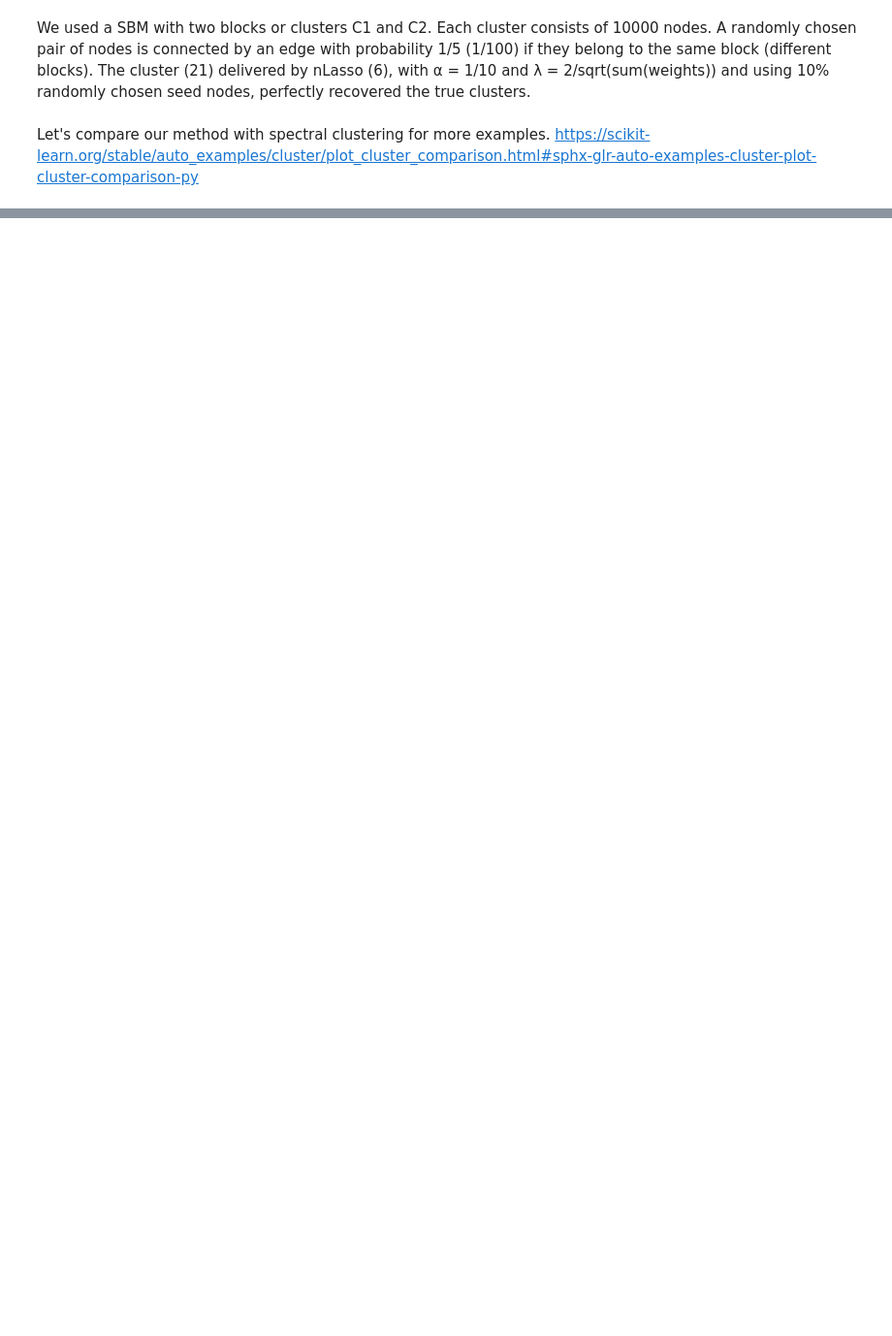
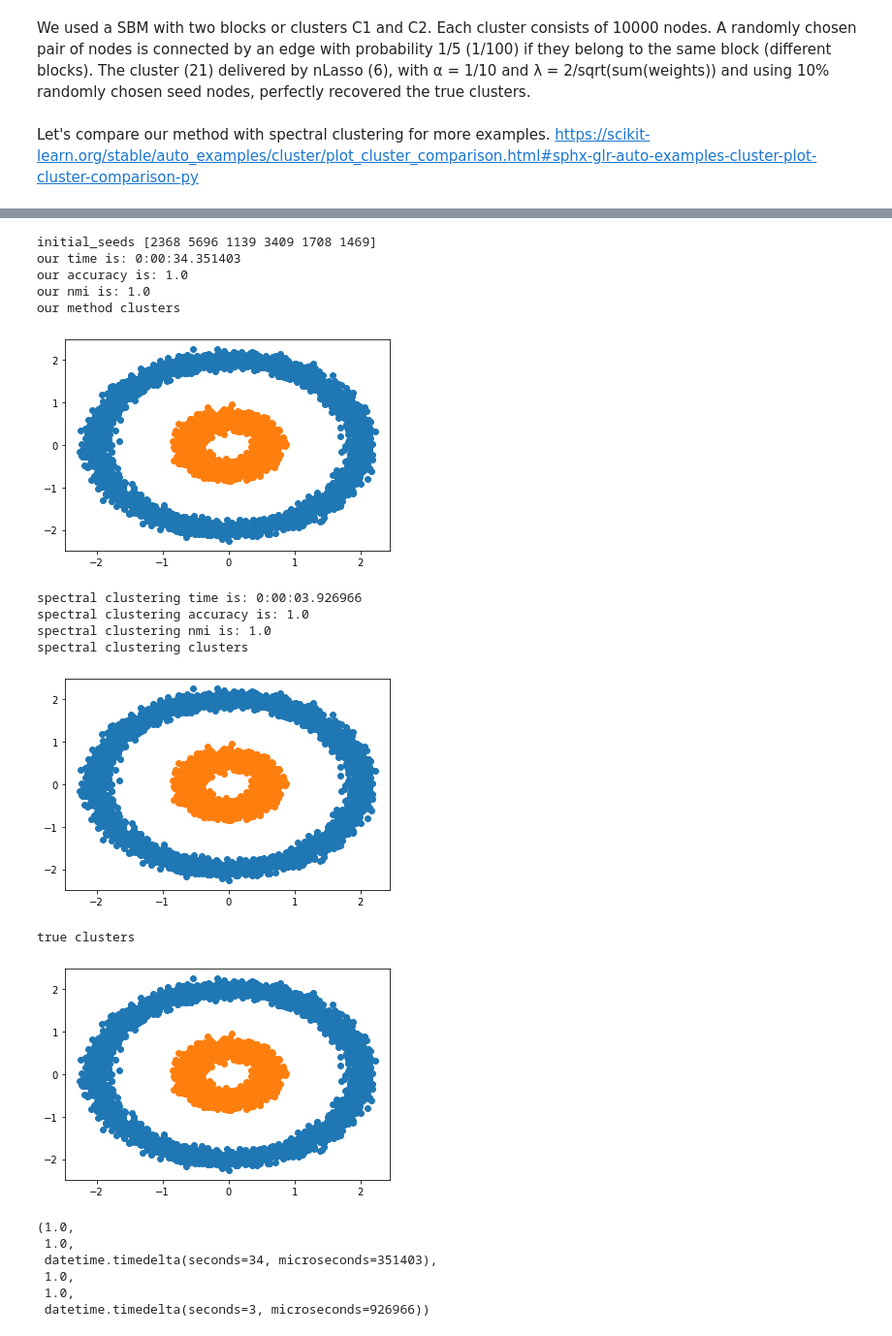
Before and after one commit to sahelyiyi/LocClustNLasso, a Jupyter notebook: loc_clust_unsupervised_kmeans.ipynb, the cells around one changed output, grey strips where cells are left out. Shown at 97% size. Saved outputs shown, nothing was run; the diff lists cells and outputs as text; code cells hidden in the pictures; blank space fills up the shorter version.

Commit message:
add unsupervised method

```diff
--- a/loc_clust_unsupervised_kmeans.ipynb
+++ b/loc_clust_unsupervised_kmeans.ipynb
@@ -117,7 +117,7 @@ def generate_seeds(A, B, N, proportion=0.1):
     return samplingsets
 
 
-def run_more_plots1(points, true_labels, K, alpha, lambda_nLasso, threshhold, n_clusters, M=0.2, plot=False, is_print=True):
+def run_more_plots(points, true_labels, K, alpha, lambda_nLasso, threshhold, n_clusters, M=0.2, plot=False, is_print=True):
     A, B, weight_vec = get_B_and_weight_vec_ring(points, threshhold=threshhold)
 
 #     print("lambda", n_clusters**3 / (np.sum(weight_vec))**(1/n_clusters))
@@ -215,10 +215,10 @@ def run_more_plots1(points, true_labels, K, alpha, lambda_nLasso, threshhold, n_
         plt.close()
     return our_accuracy, our_nmi, our_time, spectral_accuracy, spectral_nmi, spectral_time
 # %%
-def run_noisy_circles1(alpha, lambda_lasso, plot=False, is_print=True):
+def run_noisy_circles(alpha, lambda_lasso, plot=False, is_print=True):
     noisy_circles = datasets.make_circles(n_samples=n_samples, factor=0.3, noise=.05)
 
     points = noisy_circles[0] * 2
     true_labels = noisy_circles[1]
 
-    return run_more_plots1(points, true_labels, 1000, alpha, lambda_lasso, 0.2, 2, plot=plot, is_print=is_print)
+    return run_more_plots(points, true_labels, 60, alpha, lambda_lasso, 0.3, 2, plot=plot, is_print=is_print)
@@ -267,0 +225,22 @@ true clusters
+# %%
+run_noisy_circles(0.1, 0.4, True)
+# %% [output]
+initial_seeds [2368 5696 1139 3409 1708 1469]
+our time is: 0:00:34.351403
+our accuracy is: 1.0
+our nmi is: 1.0
+our method clusters
+[figure, added]
+spectral clustering time is: 0:00:03.926966
+spectral clustering accuracy is: 1.0
+spectral clustering nmi is: 1.0
+spectral clustering clusters
+[figure, added]
+true clusters
+[figure, added]
+(1.0,
+ 1.0,
+ datetime.timedelta(seconds=34, microseconds=351403),
+ 1.0,
+ 1.0,
+ datetime.timedelta(seconds=3, microseconds=926966))
```
Also changed, not shown: parts of 9 cells of this notebook.
